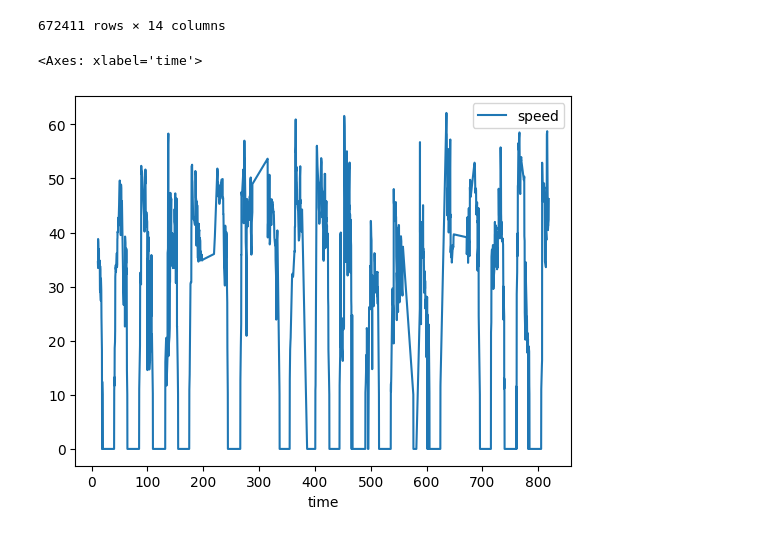
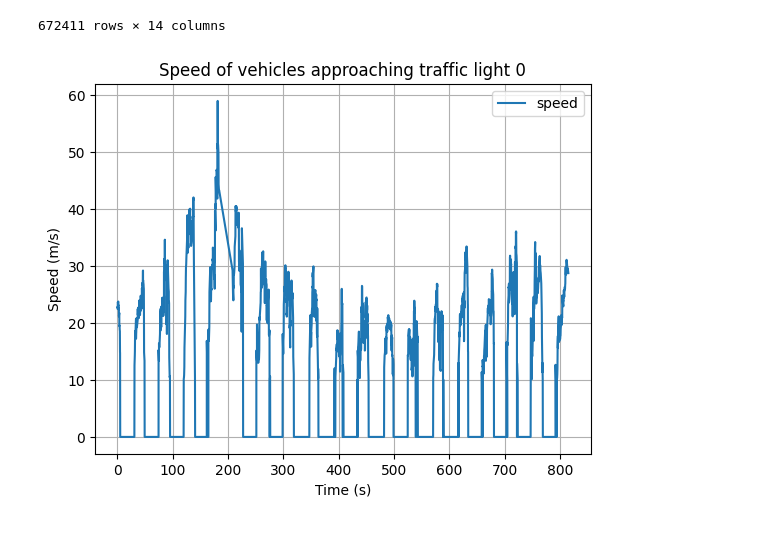
Before and after one commit to AmirHKiani98/eager_project, a Jupyter notebook: finding_traffic_signal_timings.ipynb, the cells around one changed output. Cells and saved outputs as stored; diff of their text form; code cells hidden in the pictures.

```diff
--- a/finding_traffic_signal_timings.ipynb
+++ b/finding_traffic_signal_timings.ipynb
@@ -75,13 +75,16 @@ copy_main_df["traffic_light_one_axis"] = copy_main_df.apply(lambda row: traffic_
 # %%
 truncated_df = copy_main_df[copy_main_df["one_axis_trajectory"] < copy_main_df["traffic_light_one_axis"]]
 truncated_df = truncated_df[truncated_df["distance_to_traffic_light"]< 25]
 
 grouped_df = truncated_df.groupby(["closest_traffic_light", "time"]).mean().reset_index()[["time", "speed", "closest_traffic_light"]].sort_values(by="time")
 grouped_df.loc[grouped_df["speed"] < 10, "speed"] = 0
-grouped_df[grouped_df["closest_traffic_light"] == 2].plot(x="time", y="speed")
+ax = grouped_df[grouped_df["closest_traffic_light"] == 0].plot(x="time", y="speed")
+ax.set_xlabel("Time (s)")
+ax.set_ylabel("Speed (m/s)")
+ax.set_title("Speed of vehicles approaching traffic light 0")
+ax.grid(True)
 # %% [output]
-<Axes: xlabel='time'>
-[figure, old version]
+[figure, new version]
 # %%
 import numpy as np
 import pandas as pd
```
Also changed, not shown: parts of 1 cell of this notebook, 7 other files.
